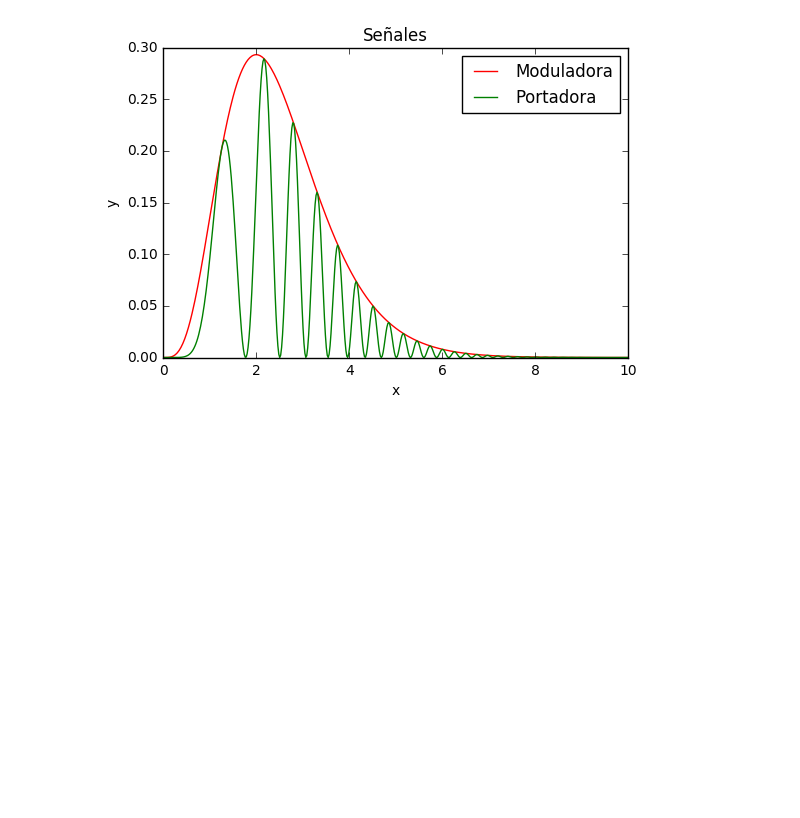
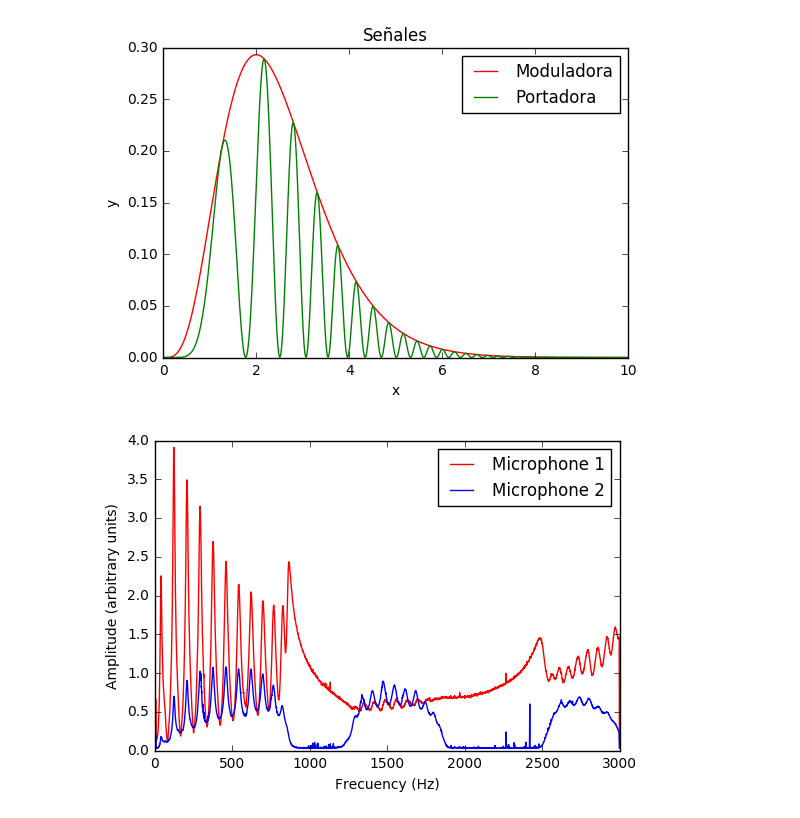
Before and after one commit to ignaciop/python_varios, a Jupyter notebook: playground.ipynb, the cells around one changed output. Cells and saved outputs as stored; diff of their text form; code cells hidden in the pictures; blank space fills up the shorter version.

```diff
--- a/playground.ipynb
+++ b/playground.ipynb
@@ -16,3 +16,14 @@ plt.legend(loc='best')
 plt.show()
 # %% [output]
 [figure]
+# %%
+frecuency, mic1, mic2 = np.loadtxt('./files/microphones.txt', unpack=True)
+
+plt.figure()
+plt.plot(frecuency, mic1, 'r-', frecuency, mic2, 'b-')
+plt.xlabel('Frecuency (Hz)')
+plt.ylabel('Amplitude (arbitrary units)')
+plt.legend(['Microphone 1', 'Microphone 2'])
+plt.show()
+# %% [output]
+[figure, added]
```
Also changed, not shown: parts of 15 cells of this notebook, 4 other files.
